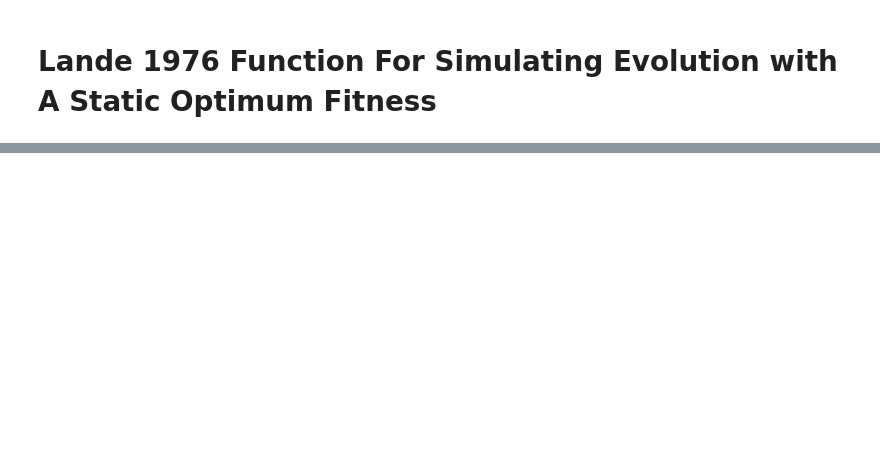
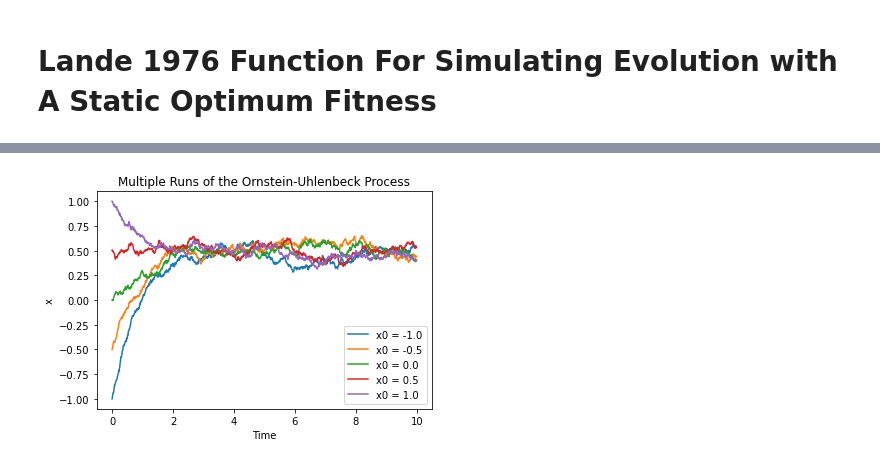
Before and after one commit to JD-X1/Aegis, a Jupyter notebook: scratch/Quick_Maths.ipynb, the cells around one changed output, grey strips where cells are left out. Drawn from its saved outputs; the diff is of its cells as text; code cells hidden in the pictures; blank space fills up the shorter version.

```diff
--- a/scratch/Quick_Maths.ipynb
+++ b/scratch/Quick_Maths.ipynb
@@ -103,0 +180,26 @@ plt.show()
+# %%
+import matplotlib.pyplot as plt
+
+# Define the parameters of the process
+theta = 0.5
+sigma = 0.1
+alpha = 1.0
+T = 10
+dt = 0.01
+
+# Define the initial values to simulate
+x0_list = [-1.0, -0.5, 0.0, 0.5, 1.0]
+
+# Simulate the process for each initial value
+for x0 in x0_list:
+    x = ornstein_uhlenbeck(x0, theta, sigma, alpha, T, dt)
+    plt.plot(np.arange(0, T, dt), x, label=f'x0 = {x0}')
+
+# Plot the results
+plt.title('Multiple Runs of the Ornstein-Uhlenbeck Process')
+plt.xlabel('Time')
+plt.ylabel('x')
+plt.legend()
+plt.show()
+# %% [output]
+[figure, added]
```
Also changed, not shown: parts of 12 cells of this notebook, 3 other files.
